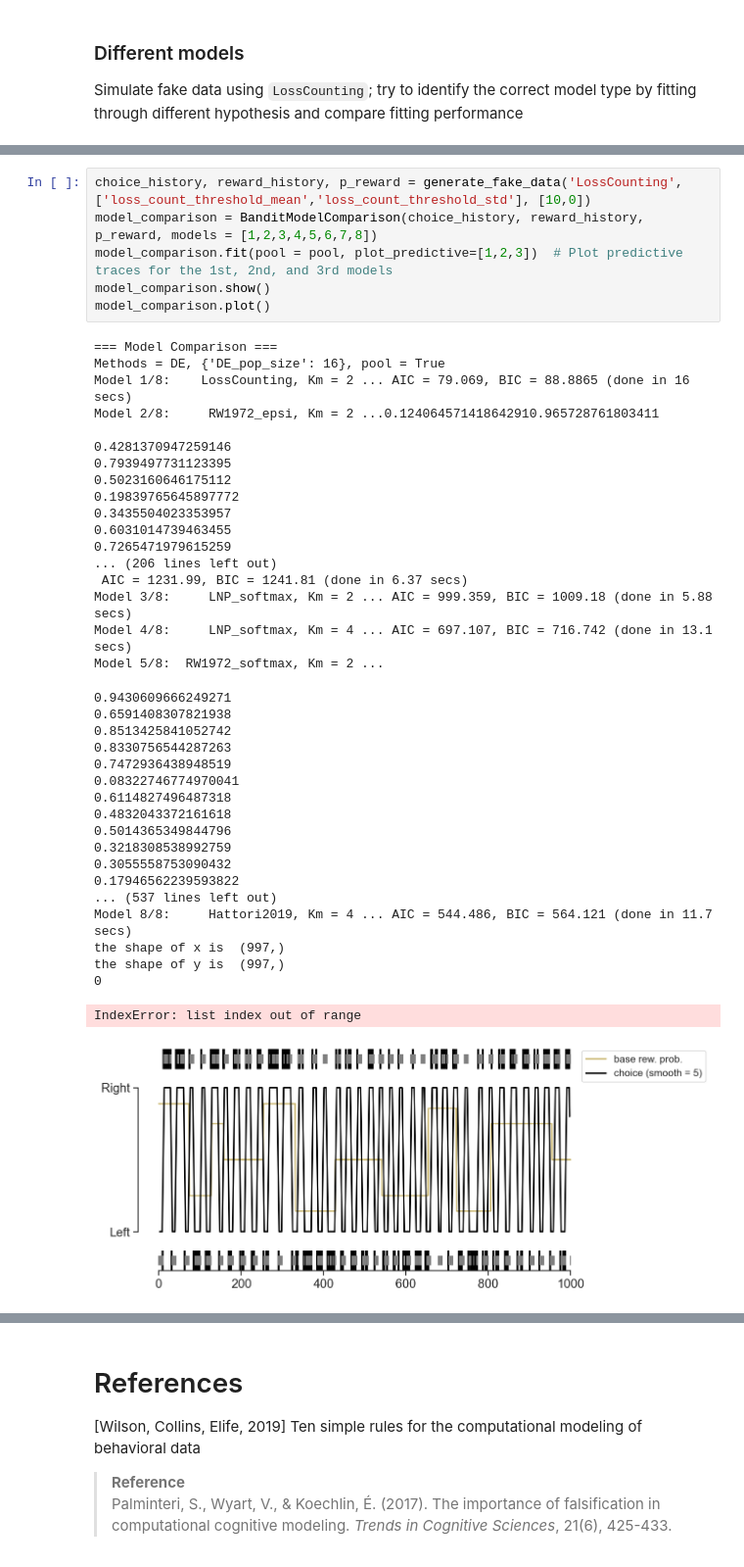
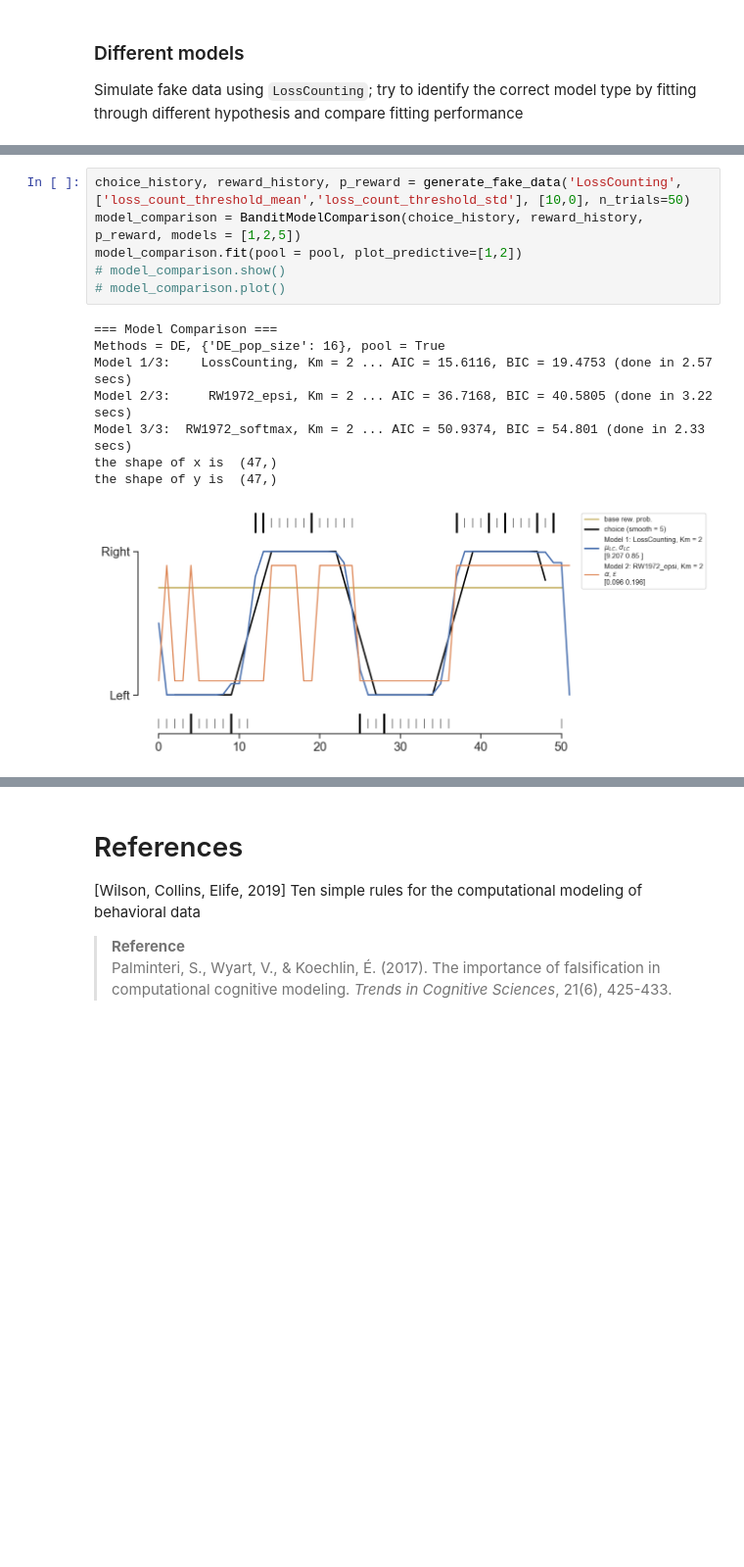
Before and after one commit to AllenSWDB/SWDB_2025_Dynamical_Systems, a Jupyter notebook: code/test_shuchen.ipynb, the cells around one changed output, grey strips where cells are left out. Shown at 98% size. Saved outputs shown, nothing was run; the diff lists cells and outputs as text; blank space fills up the shorter version.

```diff
--- a/code/test_shuchen.ipynb
+++ b/code/test_shuchen.ipynb
@@ -981,46 +1113,18 @@ Simulate fake data using `LossCounting`; try to identify the correct model type
 # %%
-choice_history, reward_history, p_reward = generate_fake_data('LossCounting', ['loss_count_threshold_mean','loss_count_threshold_std'], [10,0])
-model_comparison = BanditModelComparison(choice_history, reward_history, p_reward, models = [1,2,3,4,5,6,7,8])
-model_comparison.fit(pool = pool, plot_predictive=[1,2,3])  # Plot predictive traces for the 1st, 2nd, and 3rd models
-model_comparison.show()
-model_comparison.plot()
+choice_history, reward_history, p_reward = generate_fake_data('LossCounting', ['loss_count_threshold_mean','loss_count_threshold_std'], [10,0], n_trials=50)
+model_comparison = BanditModelComparison(choice_history, reward_history, p_reward, models = [1,2,5])
+model_comparison.fit(pool = pool, plot_predictive=[1,2])
+# model_comparison.show()
+# model_comparison.plot()
 # %% [output]
 === Model Comparison ===
 Methods = DE, {'DE_pop_size': 16}, pool = True
-Model 1/8:    LossCounting, Km = 2 ... AIC = 79.069, BIC = 88.8865 (done in 16 secs)
-Model 2/8:     RW1972_epsi, Km = 2 ...0.124064571418642910.965728761803411
-
-0.4281370947259146
-0.7939497731123395
-0.5023160646175112
-0.19839765645897772
-0.3435504023353957
-0.6031014739463455
-0.7265471979615259
-... (206 lines left out)
- AIC = 1231.99, BIC = 1241.81 (done in 6.37 secs)
-Model 3/8:     LNP_softmax, Km = 2 ... AIC = 999.359, BIC = 1009.18 (done in 5.88 secs)
-Model 4/8:     LNP_softmax, Km = 4 ... AIC = 697.107, BIC = 716.742 (done in 13.1 secs)
-Model 5/8:  RW1972_softmax, Km = 2 ...
+Model 1/3:    LossCounting, Km = 2 ... AIC = 15.6116, BIC = 19.4753 (done in 2.57 secs)
+Model 2/3:     RW1972_epsi, Km = 2 ... AIC = 36.7168, BIC = 40.5805 (done in 3.22 secs)
+Model 3/3:  RW1972_softmax, Km = 2 ... AIC = 50.9374, BIC = 54.801 (done in 2.33 secs)
+the shape of x is  (47,)
+the shape of y is  (47,)
-0.9430609666249271
-0.6591408307821938
-0.8513425841052742
-0.8330756544287263
-0.7472936438948519
-0.08322746774970041
-0.6114827496487318
-0.4832043372161618
-0.5014365349844796
-0.3218308538992759
-0.3055558753090432
-0.17946562239593822
-... (537 lines left out)
-Model 8/8:     Hattori2019, Km = 4 ... AIC = 544.486, BIC = 564.121 (done in 11.7 secs)
-the shape of x is  (997,)
-the shape of y is  (997,)
-0
-IndexError: list index out of range
-[figure, old version]
+[figure, new version]
 # %%
 model_comparison.results_sort
 # %% [output]
```
Also changed, not shown: parts of 31 cells of this notebook, 1 other file.
